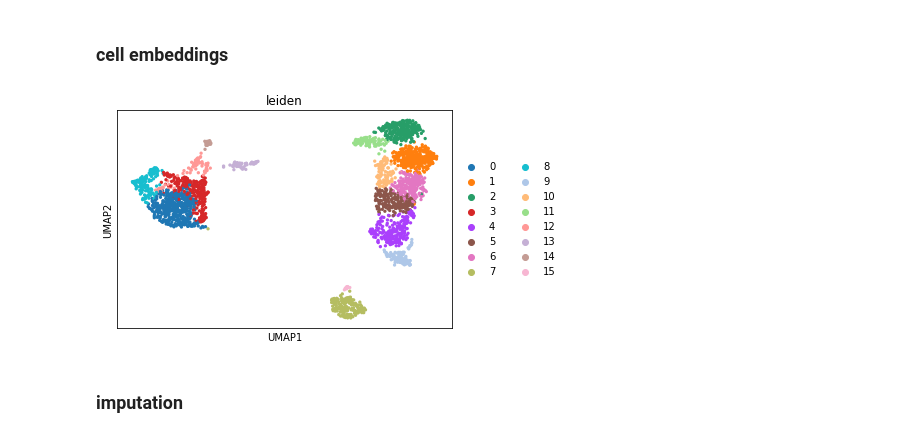
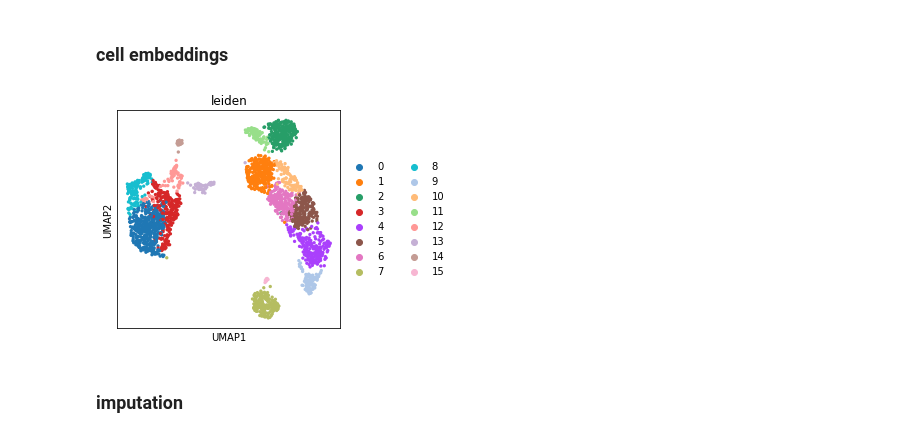
Before and after one commit to calico/scBasset, a Jupyter notebook: examples/PBMC_multiome/evaluate.ipynb, the cells around one changed output. Cells and saved outputs as stored; diff of their text form; code cells hidden in the pictures.

```diff
--- a/examples/PBMC_multiome/evaluate.ipynb
+++ b/examples/PBMC_multiome/evaluate.ipynb
@@ -48,13 +54,14 @@ f.savefig('results/intercept.pdf')
 # %%
 proj = get_cell_embedding(model) # get_cell_embedding function
 pd.DataFrame(proj).to_csv('results/projection_atac.csv')
 
+f, ax = plt.subplots(figsize=(4, 4))
 ad.obsm['projection'] = pd.read_csv('results/projection_atac.csv', index_col=0).values
 sc.pp.neighbors(ad, use_rep='projection')
 sc.tl.umap(ad)
 sc.tl.leiden(ad)
-sc.pl.umap(ad, color='leiden')
+sc.pl.umap(ad, color='leiden', ax=ax)
 # %% [output]
-[figure, old version]
+[figure, new version]
 # %% [markdown]
 ### imputation
```
Also changed, not shown: parts of 4 cells of this notebook, 14 other files.
